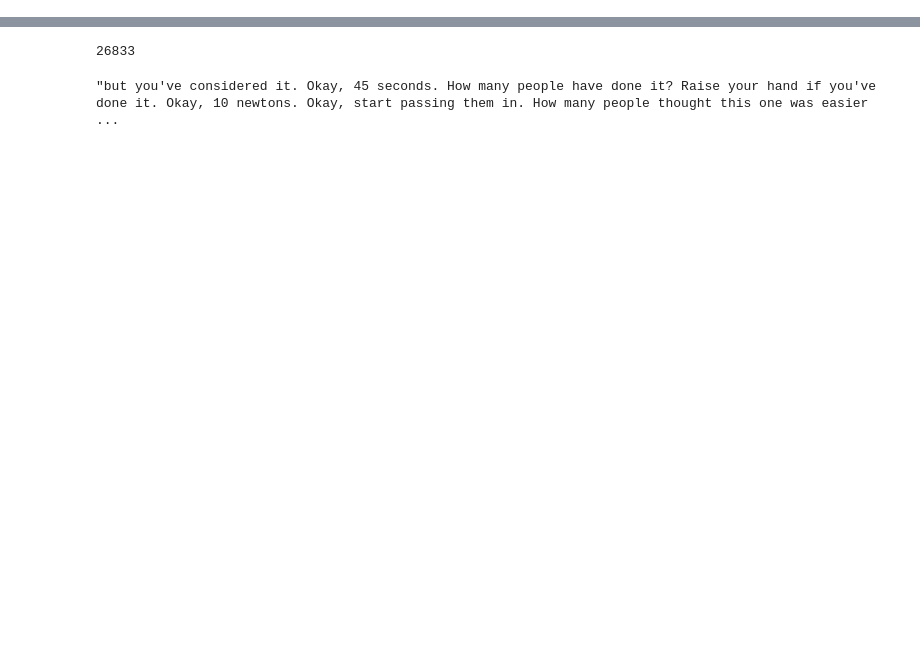
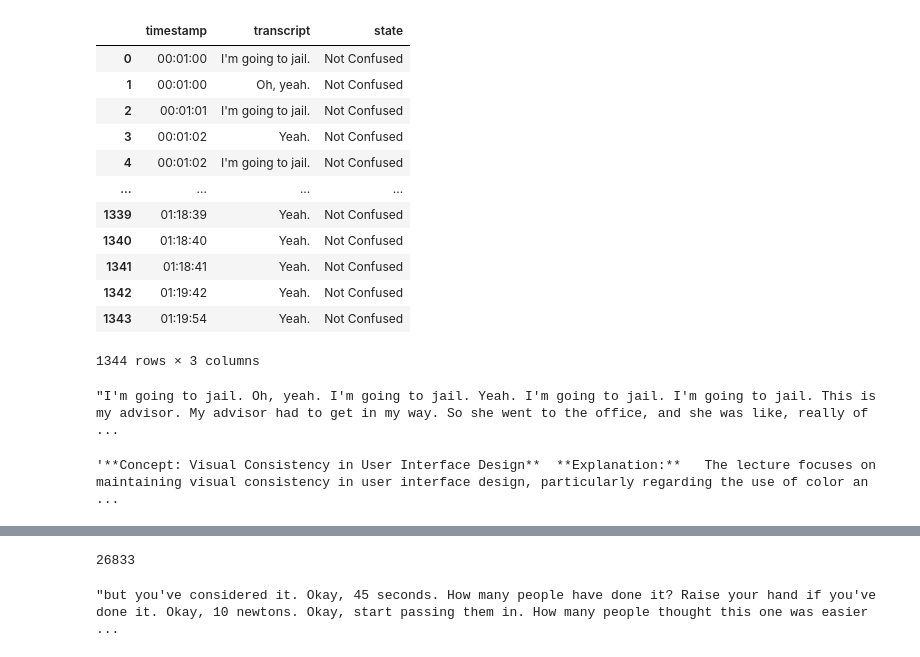
Before and after one commit to luciafang/LAK25, a Jupyter notebook: notebooks/generate_rag_example.ipynb, the cells around one changed output, grey strips where cells are left out. Saved outputs shown, nothing was run; the diff lists cells and outputs as text; code cells hidden in the pictures; blank space fills up the shorter version.

```diff
--- a/notebooks/generate_rag_example.ipynb
+++ b/notebooks/generate_rag_example.ipynb
@@ -16,3 +42,0 @@ from utils.identify_theme import send2chatgpt, split_confused_transcripts_by_lin
-# %%
-d = input('Select a session date:')
-d = datetime.datetime.strptime(str(d).replace('-', ''), "%Y%m%d")
@@ -50,0 +143,16 @@ See the caveats in the documentation: https://pandas.pydata.org/pandas-docs/stab
+# %%
+transcript_with_confused_df
+# %% [output]
+|  | timestamp | transcript | state |
+| 0 | 00:01:00 | I'm going to jail. | Not Confused |
+| 1 | 00:01:00 | Oh, yeah. | Not Confused |
+| 2 | 00:01:01 | I'm going to jail. | Not Confused |
+| 3 | 00:01:02 | Yeah. | Not Confused |
+| 4 | 00:01:02 | I'm going to jail. | Not Confused |
+| ... | ... | ... | ... |
+| 1339 | 01:18:39 | Yeah. | Not Confused |
+| 1340 | 01:18:40 | Yeah. | Not Confused |
+| 1341 | 01:18:41 | Yeah. | Not Confused |
+| 1342 | 01:19:42 | Yeah. | Not Confused |
+| 1343 | 01:19:54 | Yeah. | Not Confused |
+1344 rows × 3 columns
@@ -50,0 +165,8 @@ See the caveats in the documentation: https://pandas.pydata.org/pandas-docs/stab
+# %%
+all_transcripts.replace('\n', ' ')
+# %% [output]
+"I'm going to jail. Oh, yeah. I'm going to jail. Yeah. I'm going to jail. I'm going to jail. This is my advisor. My advisor had to get in my way. So she went to the office, and she was like, really of ...
+# %%
+response_without.replace('\n', ' ')
+# %% [output]
+'**Concept: Visual Consistency in User Interface Design**  **Explanation:**   The lecture focuses on maintaining visual consistency in user interface design, particularly regarding the use of color an ...
```
Also changed, not shown: parts of 17 cells of this notebook, 4 other files.
